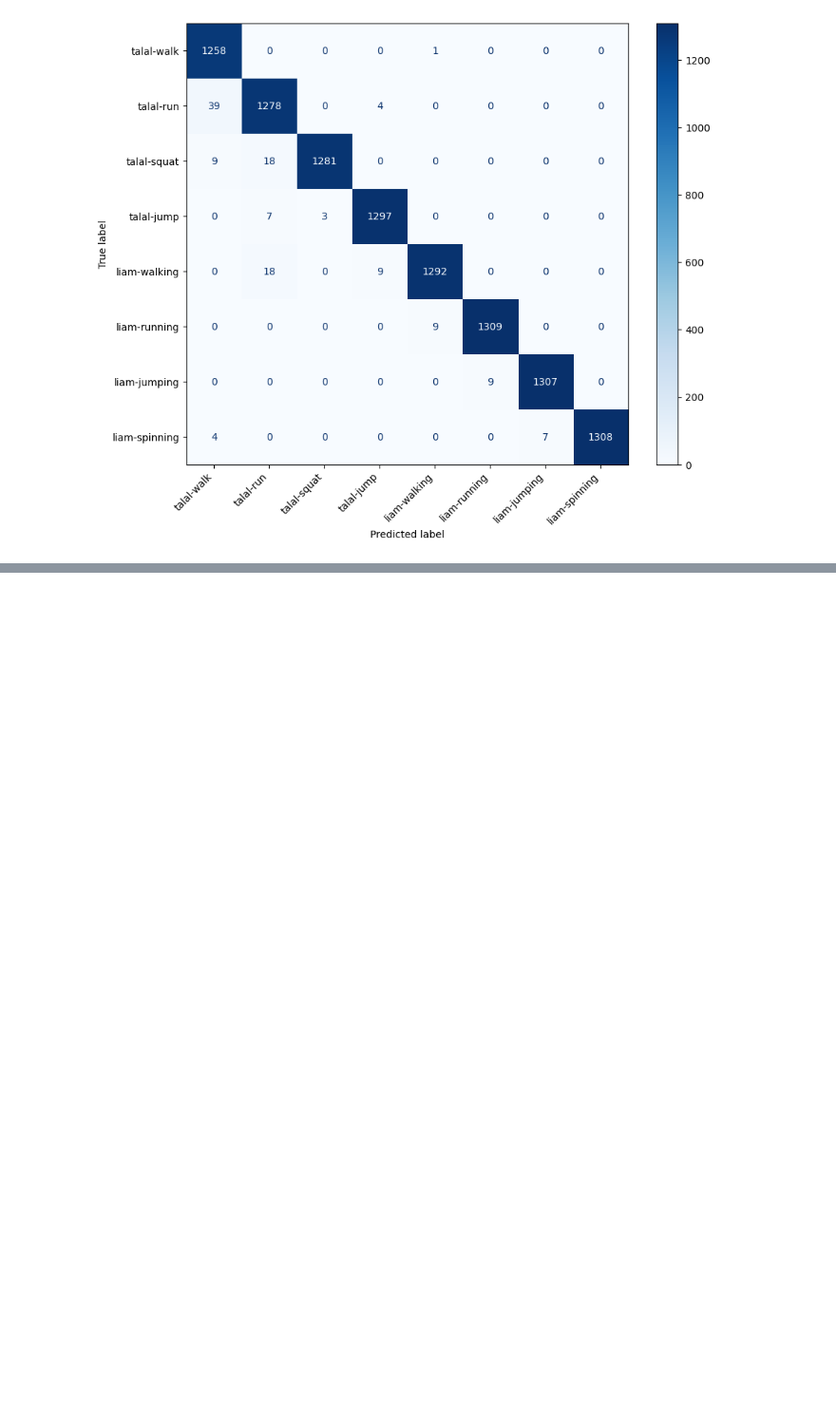
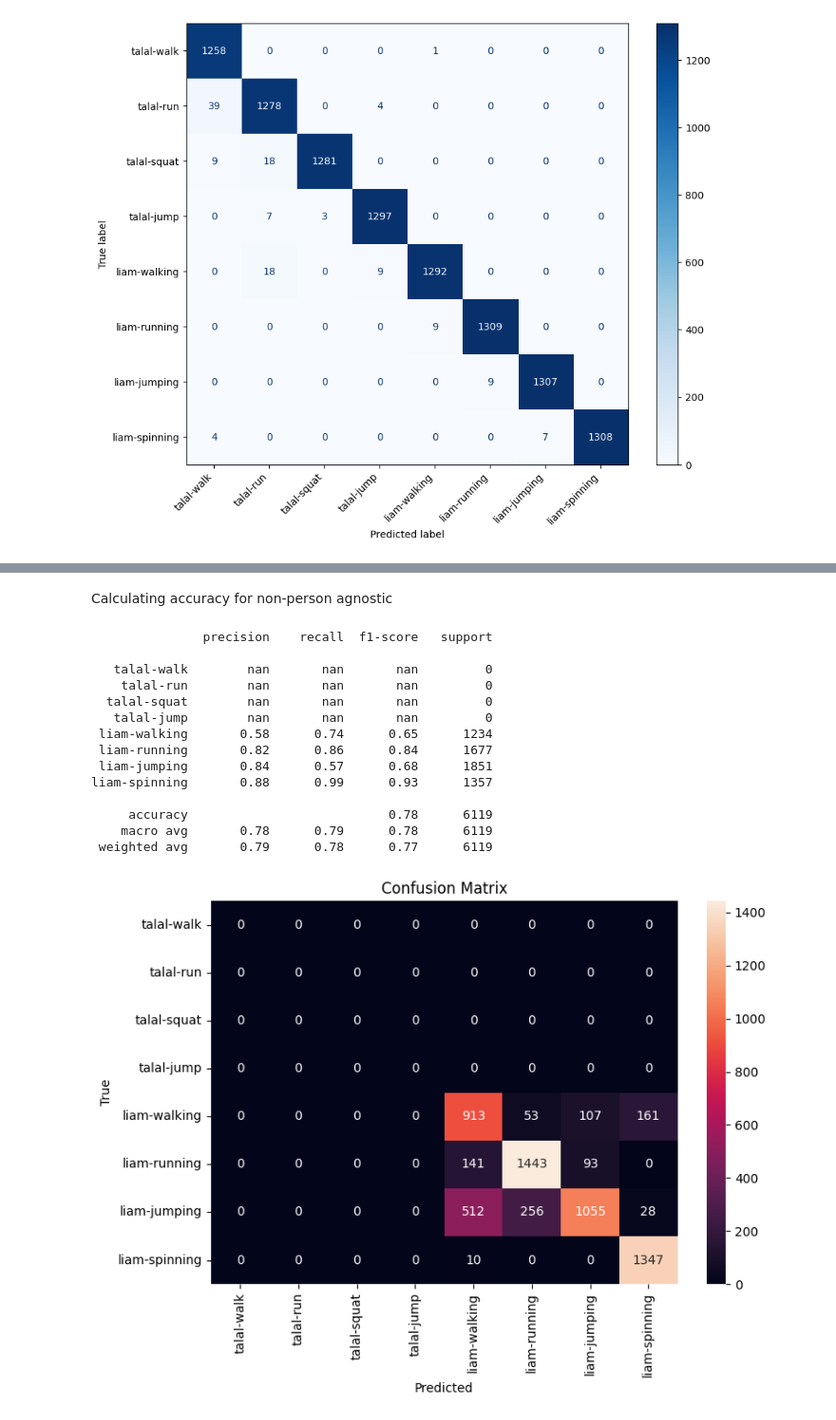
Before and after one commit to TreasureJim/ml-class-rnn-classifier, a Jupyter notebook: model.ipynb, the cells around one changed output, grey strips where cells are left out. Shown at 95% size. Saved outputs shown, nothing was run; the diff lists cells and outputs as text; code cells hidden in the pictures; blank space fills up the shorter version.

```diff
--- a/model.ipynb
+++ b/model.ipynb
@@ -291,0 +483,50 @@ plt.show()
+# %% [markdown]
+Calculating accuracy for non-person agnostic
+# %%
+pred_non_person = predicted_classes
+y_windows_non_person = y_windows
+
+# # Create a mapping dictionary for "talal-*" to "liam-*"
+label_mapping_mapping = {
+    "talal-walk": "liam-walking",
+    "talal-run": "liam-running",
+    "talal-jump": "liam-jumping"
+}
+
+# Convert the mapping dictionary to indices
+for talal_label, liam_label in label_mapping_mapping.items():
+    y_windows_non_person[y_windows_non_person == label_mapping.get_indexer([talal_label])[0]] = label_mapping.get_indexer([liam_label])[0]
+    pred_non_person[pred_non_person == label_mapping.get_indexer([talal_label])[0]] = label_mapping.get_indexer([liam_label])[0]
+
+from sklearn.metrics import classification_report
+
+unique_classes = [i for i in range(len(label_mapping))]
+print(classification_report(y_windows_non_person, pred_non_person, labels=unique_classes, target_names=label_mapping, zero_division=np.nan))
+
+from sklearn.metrics import confusion_matrix
+import seaborn as sns
+
+cm = confusion_matrix(y_windows_non_person, pred_non_person, labels=np.arange(8))
+plt.figure(figsize=(8,6))
+sns.heatmap(cm, annot=True, fmt='d', xticklabels=label_mapping, yticklabels=label_mapping)
+plt.xlabel('Predicted')
+plt.ylabel('True')
+plt.title('Confusion Matrix')
+plt.tight_layout()
+plt.show()
+# %% [output]
+               precision    recall  f1-score   support
+
+   talal-walk        nan       nan       nan         0
+    talal-run        nan       nan       nan         0
+  talal-squat        nan       nan       nan         0
+   talal-jump        nan       nan       nan         0
+ liam-walking       0.58      0.74      0.65      1234
+ liam-running       0.82      0.86      0.84      1677
+ liam-jumping       0.84      0.57      0.68      1851
+liam-spinning       0.88      0.99      0.93      1357
+
+     accuracy                           0.78      6119
+    macro avg       0.78      0.79      0.78      6119
+ weighted avg       0.79      0.78      0.77      6119
+[figure, added]
```
Also changed, not shown: parts of 9 cells of this notebook, 10 other files.
